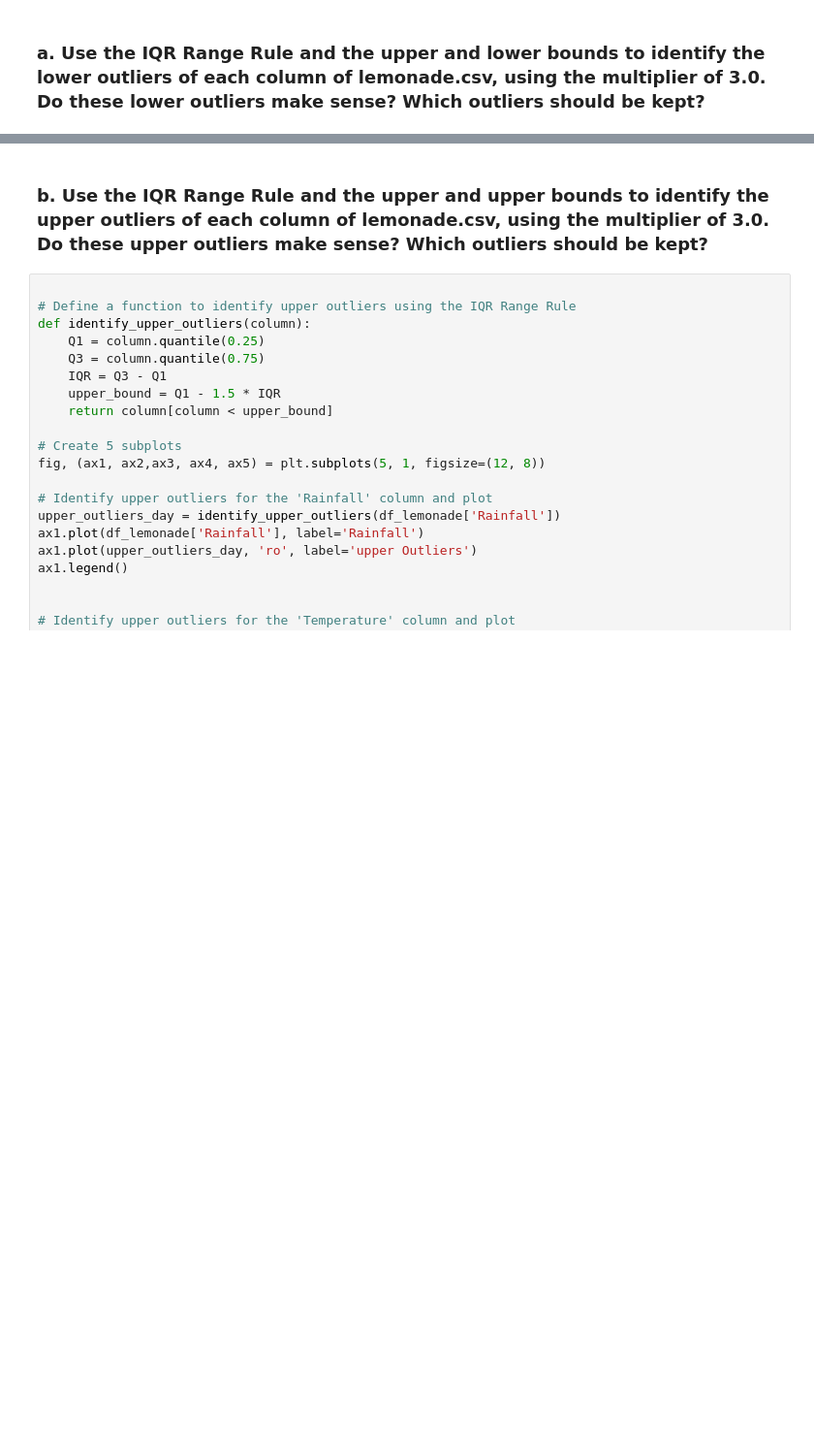
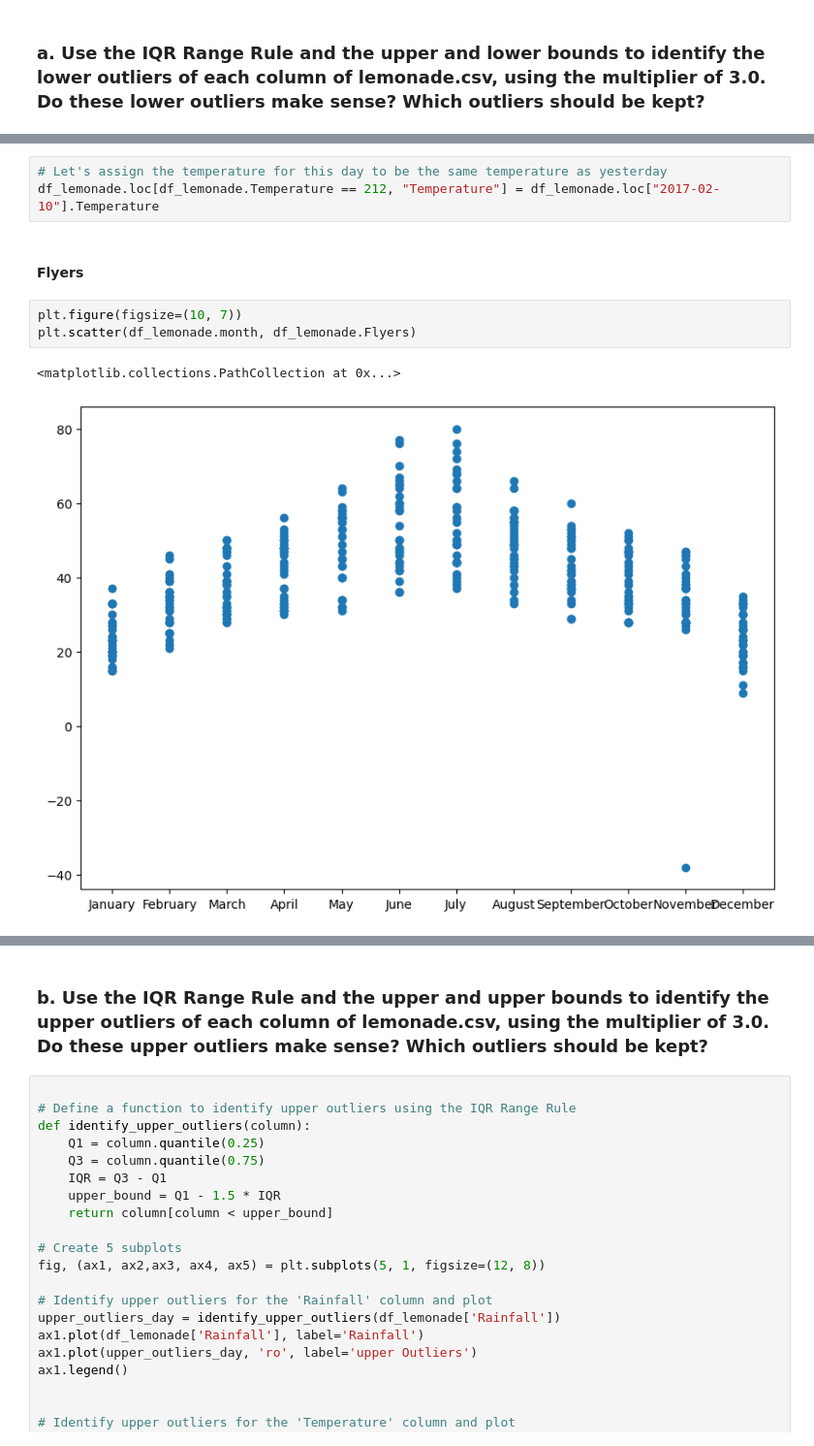
Before and after one commit to annie-carter/anomaly-detection-exercises, a Jupyter notebook: continuous_probabilistic_methods.ipynb, the cells around one changed output, grey strips where cells are left out. Shown: that part at 97% size. Saved outputs shown, nothing was run; the diff lists cells and outputs as text; blank space fills up the shorter version.

```diff
--- a/continuous_probabilistic_methods.ipynb
+++ b/continuous_probabilistic_methods.ipynb
@@ -170,0 +170,11 @@ ValueError: Length of RangeIndex vectors must match length of `data` when both a
+# %%
+# Let's assign the temperature for this day to be the same temperature as yesterday
+df_lemonade.loc[df_lemonade.Temperature == 212, "Temperature"] = df_lemonade.loc["2017-02-10"].Temperature
+# %% [markdown]
+#### Flyers
+# %%
+plt.figure(figsize=(10, 7))
+plt.scatter(df_lemonade.month, df_lemonade.Flyers)
+# %% [output]
+<matplotlib.collections.PathCollection at 0x...>
+[figure, added]
```
Also changed, not shown: parts of 24 cells of this notebook.
